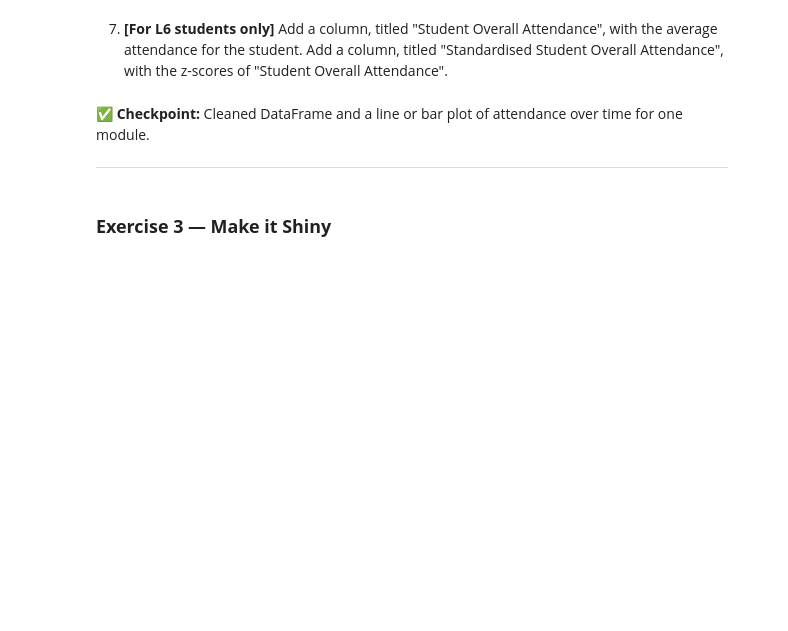
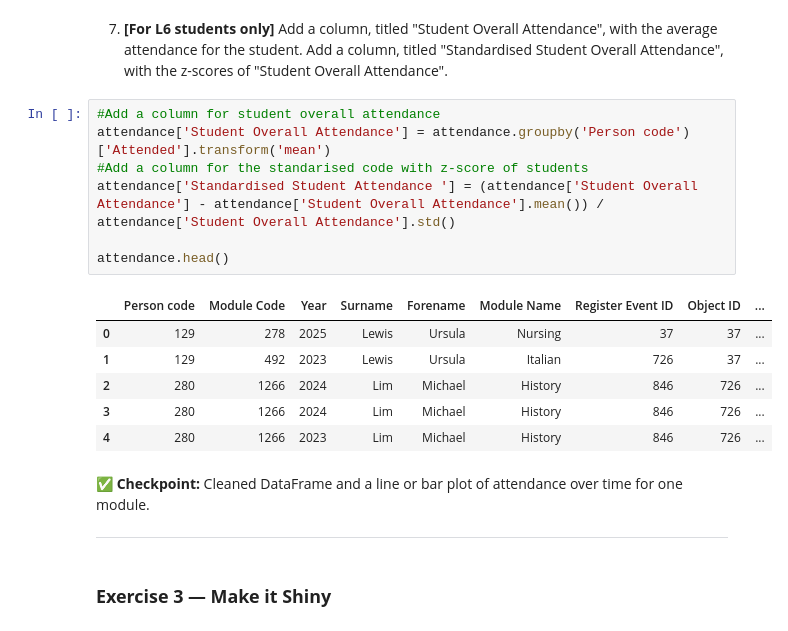
Before and after one commit to Ikra261/Attendance-Summative, a Jupyter notebook: summative1-1.ipynb, the cells around one changed output. Cells and saved outputs as stored; diff of their text form; blank space fills up the shorter version.

```diff
--- a/summative1-1.ipynb
+++ b/summative1-1.ipynb
@@ -120,5 +216,19 @@ By completing this assessment, you will demonstrate your ability to:
 # %% [markdown]
 7. **[For L6 students only]** Add a column, titled "Student Overall Attendance", with the average attendance for the student. Add a column, titled "Standardised Student Overall Attendance", with the z-scores of "Student Overall Attendance".
+# %%
+#Add a column for student overall attendance
+attendance['Student Overall Attendance'] = attendance.groupby('Person code')['Attended'].transform('mean')
+#Add a column for the standarised code with z-score of students
+attendance['Standardised Student Attendance '] = (attendance['Student Overall Attendance'] - attendance['Student Overall Attendance'].mean()) / attendance['Student Overall Attendance'].std()
+
+attendance.head()
+# %% [output]
+|  | Person code | Module Code | Year | Surname | Forename | Module Name | Register Event ID | Object ID | ... |
+| 0 | 129 | 278 | 2025 | Lewis | Ursula | Nursing | 37 | 37 | ... |
+| 1 | 129 | 492 | 2023 | Lewis | Ursula | Italian | 726 | 37 | ... |
+| 2 | 280 | 1266 | 2024 | Lim | Michael | History | 846 | 726 | ... |
+| 3 | 280 | 1266 | 2024 | Lim | Michael | History | 846 | 726 | ... |
+| 4 | 280 | 1266 | 2023 | Lim | Michael | History | 846 | 726 | ... |
 # %% [markdown]
 ✅ **Checkpoint:** Cleaned DataFrame and a line or bar plot of attendance over time for one module.
 
```
Also changed, not shown: parts of 11 cells of this notebook.
